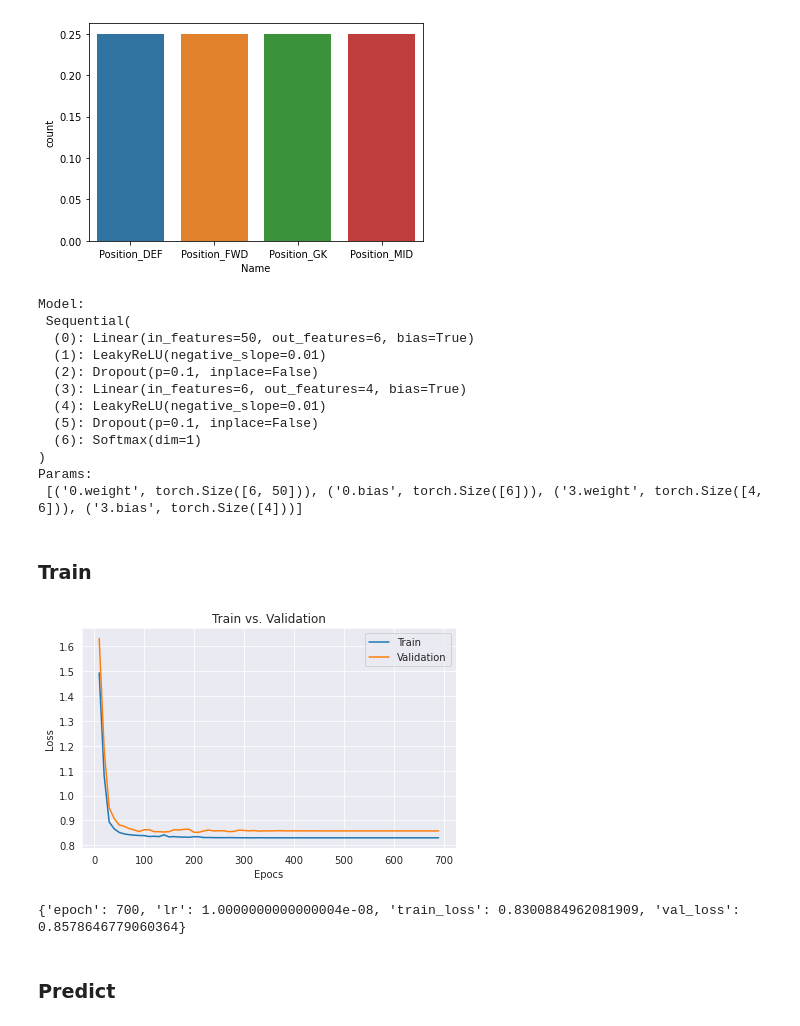
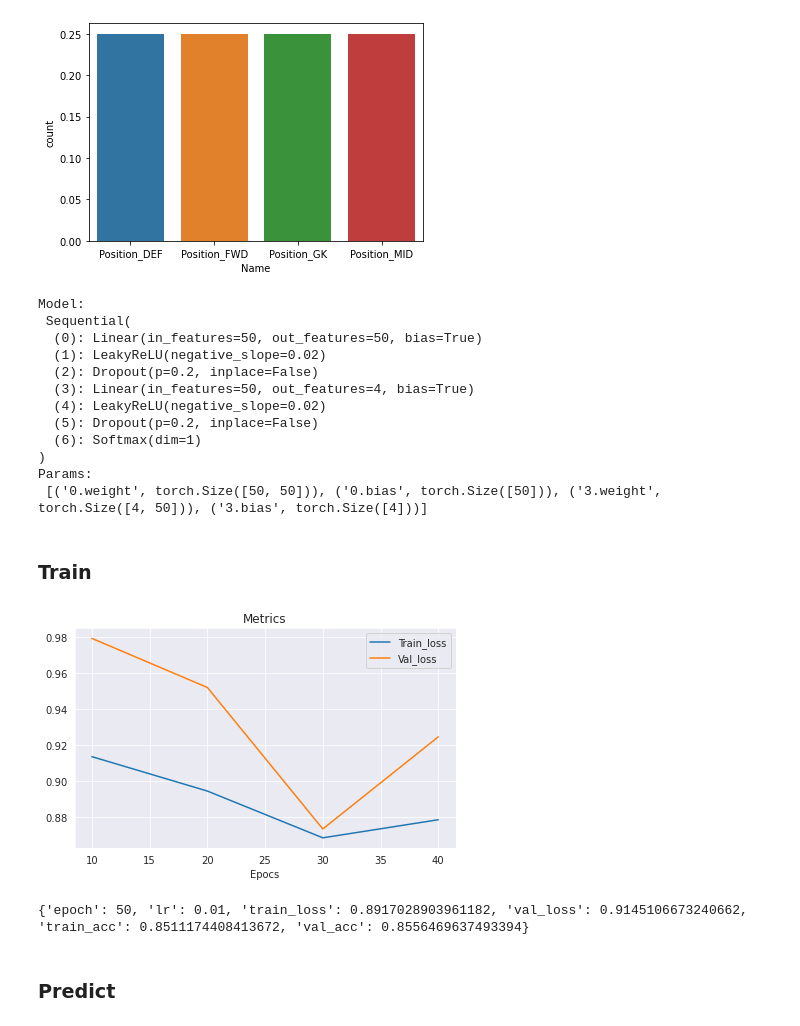
Before and after one commit to adrianmarino/datitos, a Jupyter notebook: tp2/tp2.ipynb, the cells around one changed output. Drawn from its saved outputs; the diff is of its cells as text; code cells hidden in the pictures.

Commit message:
feat: callbacks abstraction refactor andd acc metrics

```diff
--- a/tp2/tp2.ipynb
+++ b/tp2/tp2.ipynb
@@ -134,45 +135,46 @@ plot_array_clases_count(y_train_bal)
 # %%
 class MyModel(CommonModel):
     def __init__(self, n_units, lr=0.001, dropout=0.2):
-        model = Sequential(*dense_stack(n_units, dropout), Softmax(dim=1)).to(device=try_gpu())
+        model = Sequential(*dense_stack(n_units, LeakyReLU(negative_slope=0.02), dropout), Softmax(dim=1)).to(device=try_gpu())
         super().__init__(model, softmax_cross_entropy_fn, Adam(model.parameters(), lr=lr), softmax_pred_out)
 # %%
 model = MyModel(
-    n_units = [X_train.shape[1], 6, y_train.shape[1]],
+    n_units = [X_train.shape[1], 50, y_train.shape[1]],
     lr      = 0.01,
-    dropout = 0.1
+    dropout = 0.2
 ).info()
 # %% [output]
 Model:
  Sequential(
-  (0): Linear(in_features=50, out_features=6, bias=True)
-  (1): LeakyReLU(negative_slope=0.01)
-  (2): Dropout(p=0.1, inplace=False)
-  (3): Linear(in_features=6, out_features=4, bias=True)
-  (4): LeakyReLU(negative_slope=0.01)
-  (5): Dropout(p=0.1, inplace=False)
+  (0): Linear(in_features=50, out_features=50, bias=True)
+  (1): LeakyReLU(negative_slope=0.02)
+  (2): Dropout(p=0.2, inplace=False)
+  (3): Linear(in_features=50, out_features=4, bias=True)
+  (4): LeakyReLU(negative_slope=0.02)
+  (5): Dropout(p=0.2, inplace=False)
   (6): Softmax(dim=1)
 )
 Params:
- [('0.weight', torch.Size([6, 50])), ('0.bias', torch.Size([6])), ('3.weight', torch.Size([4, 6])), ('3.bias', torch.Size([4]))]
+ [('0.weight', torch.Size([50, 50])), ('0.bias', torch.Size([50])), ('3.weight', torch.Size([4, 50])), ('3.bias', torch.Size([4]))]
 # %% [markdown]
 ### Train
 # %%
 model.fit(
     train_set    = (X_train_bal, y_train_bal),
     val_set      = (X_val, y_val),
-    batch_size   = 4096,
-    epochs       = 700,
+    batch_size   = 512,
+    epochs       = 500,
     callback_set = CallbackSet([
         TrainValLossComputer(),
-        PlotLosses(),
-        Logger(metrics=['epoch', 'train_loss', 'val_loss', 'lr']),
+        TrainValAccuracyComputer(),
+        PlotMetrics(metrics=['train_loss', 'val_loss']),
+        Logger(metrics=['epoch', 'train_loss', 'val_loss', 'train_acc', 'val_acc', 'lr']),
         ReduceLROnPlateau(patience=80)
     ])
 )
 # %% [output]
-[figure, old version]
+[figure, new version]
-{'epoch': 700, 'lr': 1.0000000000000004e-08, 'train_loss': 0.8300884962081909, 'val_loss': 0.8578646779060364}
+{'epoch': 50, 'lr': 0.01, 'train_loss': 0.8917028903961182, 'val_loss': 0.9145106673240662, 'train_acc': 0.8511174408413672, 'val_acc': 0.8556469637493394}
 # %% [markdown]
 ### Predict
 # %%
```
Also changed, not shown: parts of 3 cells of this notebook, 16 other files.
